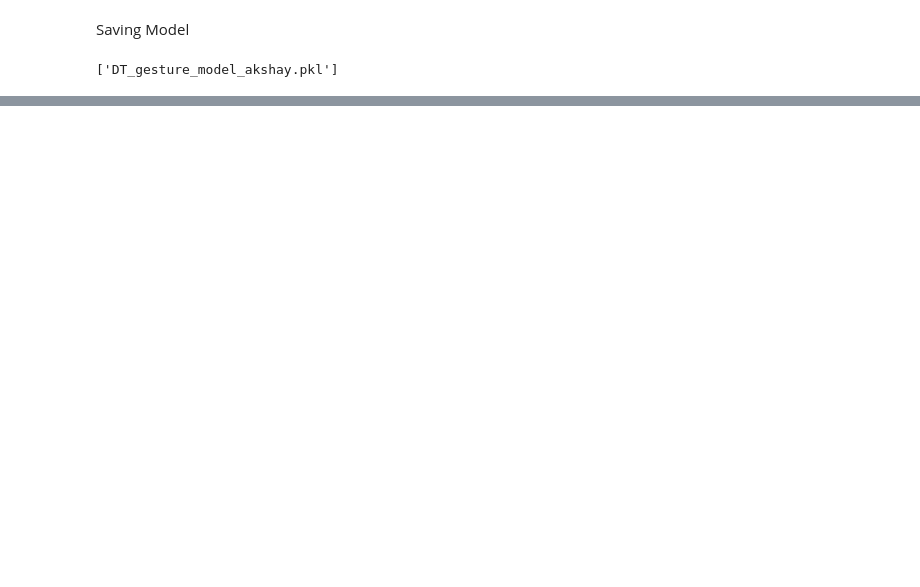
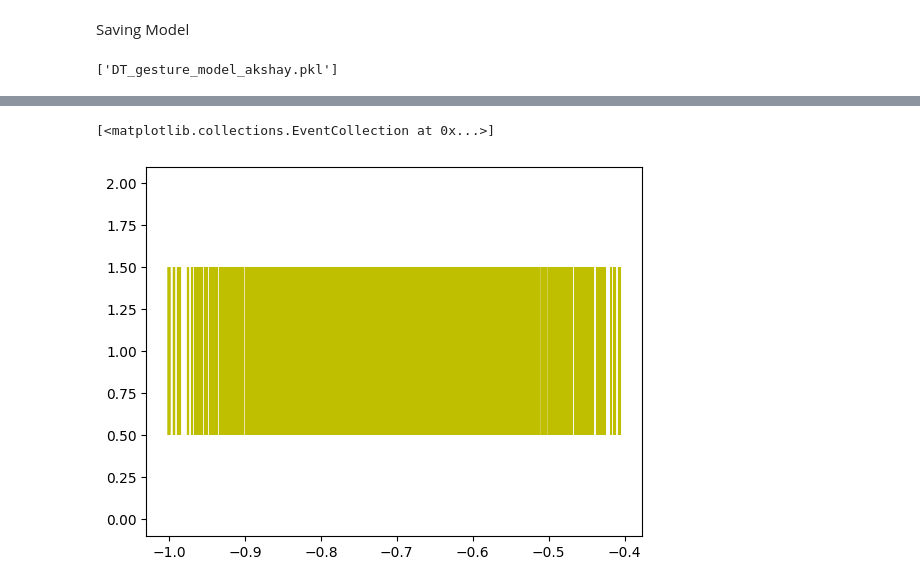
Before and after one commit to AkshayGola/AI-Buzz, a Jupyter notebook: keypoint_classification_DT.ipynb, the cells around one changed output, grey strips where cells are left out. Cells and saved outputs as stored; diff of their text form; code cells hidden in the pictures; blank space fills up the shorter version.

```diff
--- a/keypoint_classification_DT.ipynb
+++ b/keypoint_classification_DT.ipynb
@@ -121,0 +440,5 @@ joblib.dump(Dtree, "DT_gesture_model_akshay.pkl")
+# %%
+plt.eventplot(z.iloc[:,43], colors='y')
+# %% [output]
+[<matplotlib.collections.EventCollection at 0x...>]
+[figure, added]
```
Also changed, not shown: parts of 25 cells of this notebook, 11 other files.
